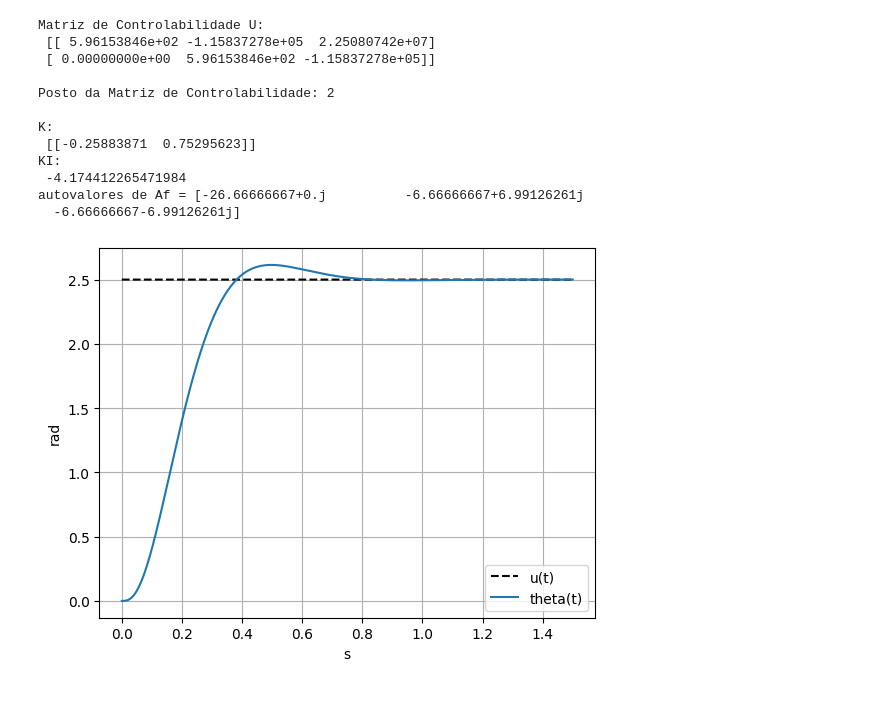
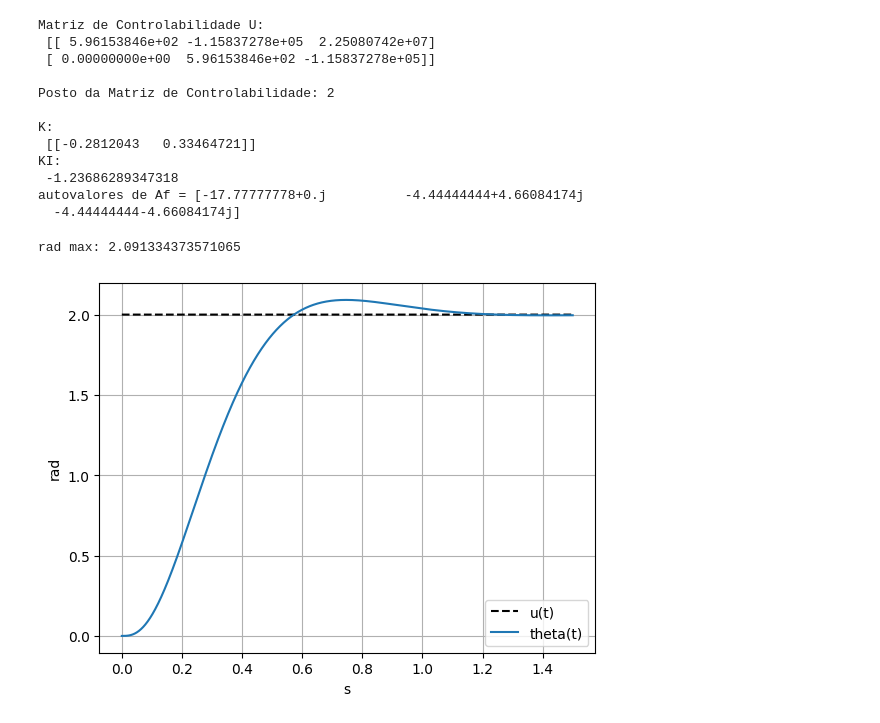
Before and after one commit to andrevale99/FMPSE_EGM0017, a Jupyter notebook: ControleSS/main.ipynb, the cells around one changed output. Drawn from its saved outputs; the diff is of its cells as text; code cells hidden in the pictures.

```diff
--- a/ControleSS/main.ipynb
+++ b/ControleSS/main.ipynb
@@ -29,16 +29,12 @@ timeVect = np.linspace(0, timeMax, int(Samples))
 # Entrada da planta
 # ================================
 
-# Valor de entrada escolhida arbitrariamente
+# Valor de entrada (tensao)
 u = np.zeros_like(timeVect)
-u[timeVect >= 0] = 2.5 #16.7 (mais ou menos o ganho real)
-
-# u = np.cos(timeVect*2*pi)
-# u = 1*timeVect
-# u[timeVect>timeMax/2] = timeMax/2
+u[timeVect >= 0] = 2
 # %%
 Mp = 5 / 100
-ts2 = 0.6
+ts2 = 0.9
 zeta = np.sqrt((np.log(Mp)**2) / (np.pi**2 + np.log(Mp)**2))
 wm = 4 / (ts2*zeta)
 
@@ -115,9 +129,9 @@ Bhat = np.concatenate((B, np.array([[0]])), axis=0)
 del temp
 
 # Ganho de realimentatacao e de integracao
-K = ct.acker(Ahat, Bhat, polos)
-KI = K[len(K)-1]
-K = np.copy(K[0:len(K)-1]).reshape(1,A.shape[0])
+Kvect = ct.acker(Ahat, Bhat, polos)
+KI = Kvect[len(Kvect)-1]
+K = np.copy(Kvect[0:len(Kvect)-1]).reshape(1,A.shape[0])
 
 print("K:\n", K)
 print("KI:\n", KI)
@@ -148,19 +162,22 @@ Matriz de Controlabilidade U:
 Posto da Matriz de Controlabilidade: 2
 
 K:
- [[-0.25883871  0.75295623]]
+ [[-0.2812043   0.33464721]]
 KI:
- -4.174412265471984
-autovalores de Af = [-26.66666667+0.j          -6.66666667+6.99126261j
-  -6.66666667-6.99126261j]
+ -1.23686289347318
+autovalores de Af = [-17.77777778+0.j          -4.44444444+4.66084174j
+  -4.44444444-4.66084174j]
 # %%
 # ==========================
 # Resposta coma realimentação e integrador
 # ==========================
 
 sys = signal.StateSpace(Af, Bf, Cf, Df)
-t,y,_ = signal.lsim(sys, U=u, T=timeVect)
+t,y,x = signal.lsim(sys, U=u, T=timeVect)
+
+print(f'rad max: {np.max(y)}')
 
 plotTheta(timeVect,u,y)
 # %% [output]
+rad max: 2.091334373571065
-[figure, old version]
+[figure, new version]
```
Also changed, not shown: parts of 3 cells of this notebook.
